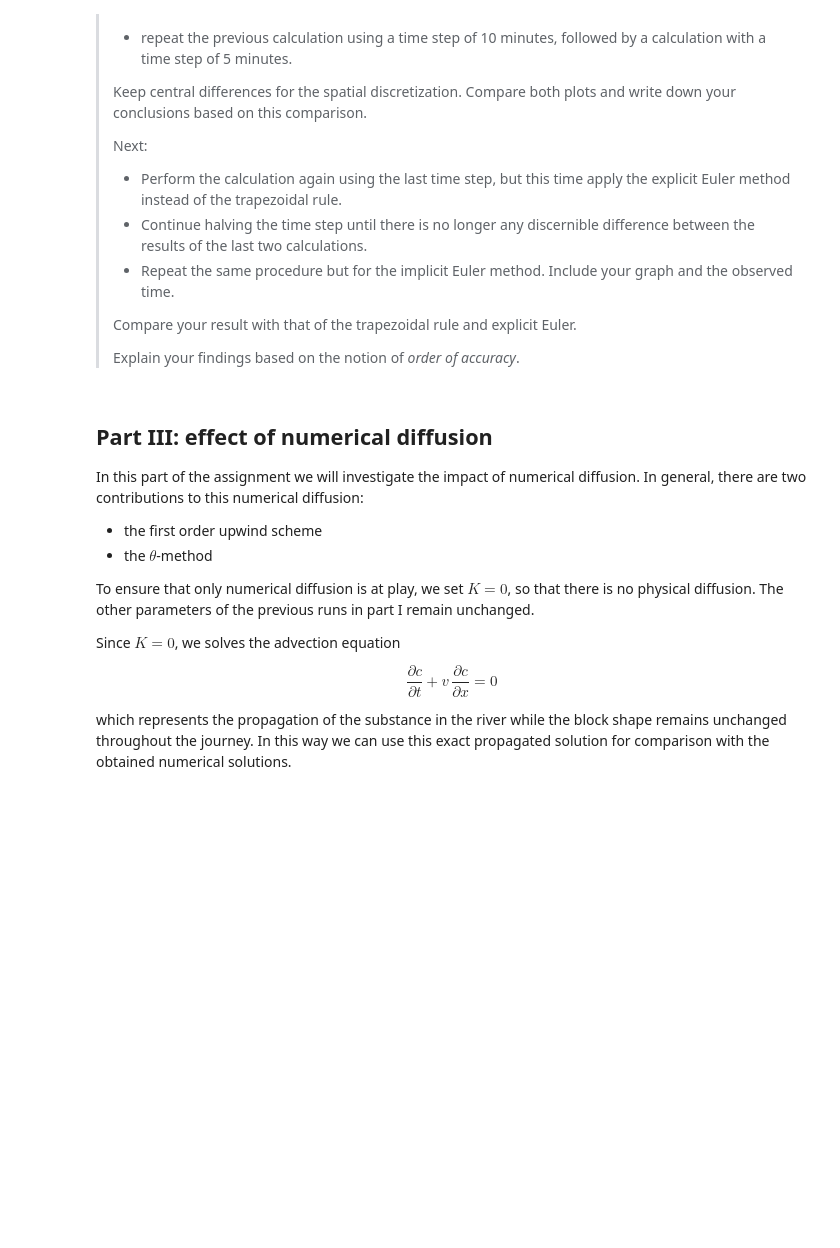
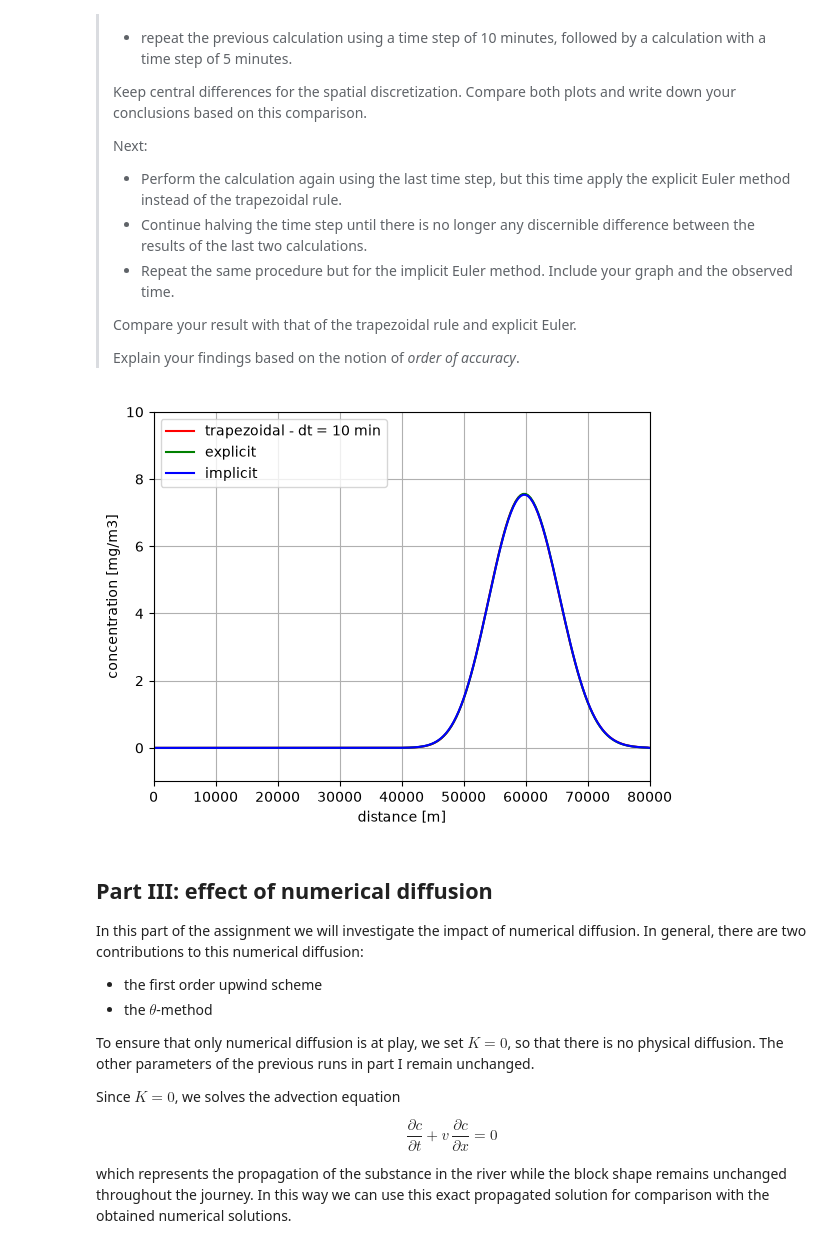
Before and after one commit to matpre333/GA_2.1, a Jupyter notebook: all_files_GA_2_1/grp09.ipynb, the cells around one changed output. Drawn from its saved outputs; the diff is of its cells as text; code cells hidden in the pictures; blank space fills up the shorter version.

```diff
--- a/all_files_GA_2_1/grp09.ipynb
+++ b/all_files_GA_2_1/grp09.ipynb
@@ -234,33 +288,43 @@ In the remainder of this assignment we will work with these three schemes.
 >Compare your result with that of the trapezoidal rule and explicit Euler.
 >
 >Explain your findings based on the notion of *order of accuracy*.
+# %%
+dt_ = dt / 2
 # %%
 # Parameters for Task 2.1
 
 # We do the first one for you!
 dxmethod = 'central'
 dtmethod = 'theta'
 
 theta = 0.5
 
 # replot the current result
 plt.plot(x,c[N,:],'r',label='trapezoidal - dt = 10 min')
 
 # reduce time step by factor 2
-dt = dt / 2
 
 
+N1_steps = int(Tend/dt_)
+N1= N1_steps
 # Now it's your turn!
+c2=advdiff(u,K,c0,lenD,dt_,Tend,'central','theta',0)
+plt.plot(x,c2[N1,:],'g',label='explicit')
 
-### YOUR CODE HERE ###
 
+c3=advdiff(u,K,c0,lenD,dt_,Tend,'central','theta',1)
+plt.plot(x,c3[N1,:],'b',label='implicit')
 
 # finalize the plot. Hint: plot them together on the same figure
 plt.axis(np.array([0,lenD,-1,10]))
 plt.xlabel('distance [m]')
 plt.ylabel('concentration [mg/m3]')
 plt.legend(loc = "upper left")
 plt.grid()
+
+dt_= dt_/2
+# %% [output]
+[figure, added]
 # %% [markdown]
 ## Part III: effect of numerical diffusion
 
```
Also changed, not shown: parts of 9 cells of this notebook.
